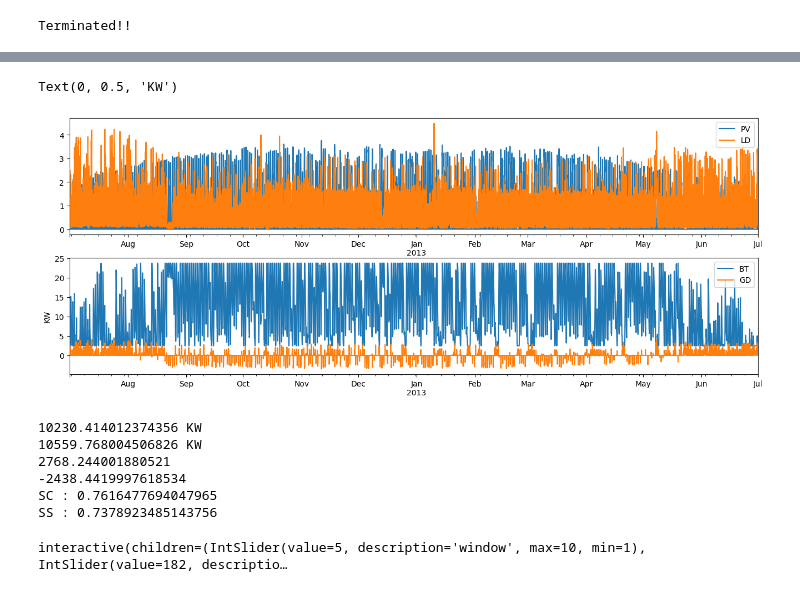
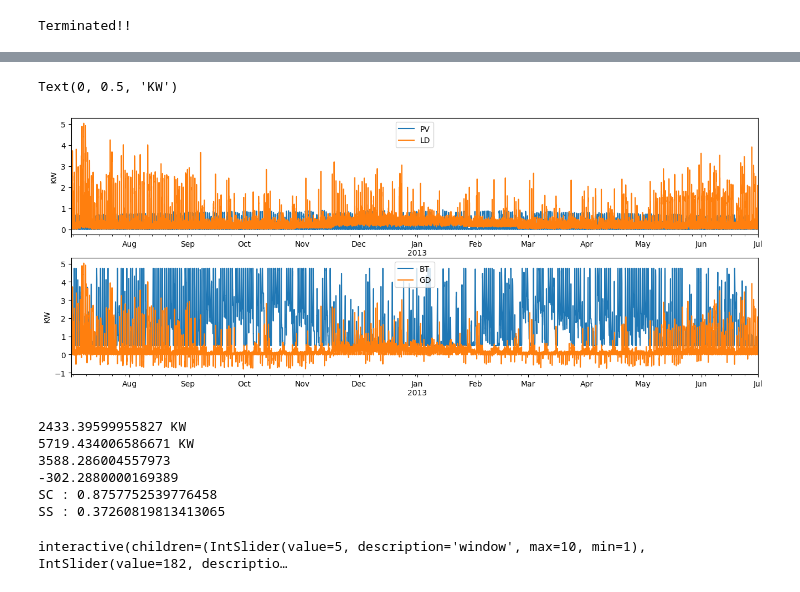
Before and after one commit to JunwookHeo/etc_project, a Jupyter notebook: proc_auggrid/optimise_battery.ipynb, the cells around one changed output, grey strips where cells are left out. Cells and saved outputs as stored; diff of their text form; code cells hidden in the pictures.

```diff
--- a/proc_auggrid/optimise_battery.ipynb
+++ b/proc_auggrid/optimise_battery.ipynb
@@ -71,7 +71,7 @@ BTMAX = 0.95
 BTMIN = 0.10
 C_A = 0.01
 C_B = 1.
-C_C = 0.43
+C_C = 0.
 R_MAX = 3.
 
 class Environment:
@@ -312,12 +312,12 @@ plt.show()
 # %%
 customers = sorted(df.columns.levels[0])
-data_test = df[1][['GG', 'GC']]
+data_test = df[10][['GG', 'GC']]
 data_test['GC'].values[1]
 data_test.shape
 # %% [output]
 (17520, 2)
 # %%
-capacity = 25.
+capacity = 5.
 env = Environment(data_test, capacity)
 state = torch.tensor(np.array([data_test['GG'].values[0], data_test['GC'].values[0], 0., 0., capacity*BTMIN, 0., 0.0]), dtype=torch.float32).squeeze(0)
 df_out = pd.DataFrame(columns=['PV', 'LD', 'PV.C', 'PV.D', 'BT', 'GD', 'COST', 'AC', 'RD'])
@@ -399,12 +399,13 @@ plt.show()
 # %%
 fig, axes = plt.subplots(nrows=2, ncols=1, figsize=(16,6))
 df_dis[['PV', 'LD']].plot(ax=axes[0])
 df_dis[['BT', 'GD']].plot(ax=axes[1])
 
-plt.ylabel('KW')
+axes[0].set_ylabel('KW')
+axes[1].set_ylabel('KW')
 # %% [output]
 Text(0, 0.5, 'KW')
-[figure, old version]
+[figure, new version]
 # %%
 Egen = df_out['PV'].sum()
 print(Egen, 'KW')
@@ -420,12 +421,12 @@ SS = (Egen + GDexport)/Eload
 print('SC :', SC)
 print('SS :', SS)
 # %% [output]
-10230.414012374356 KW
-10559.768004506826 KW
-2768.244001880521
--2438.4419997618534
-SC : 0.7616477694047965
-SS : 0.7378923485143756
+2433.39599955827 KW
+5719.434006586671 KW
+3588.286004557973
+-302.2880000169389
+SC : 0.8757752539776458
+SS : 0.37260819813413065
 # %%
 import numpy as np
 import matplotlib.pyplot as plt
```
Also changed, not shown: parts of 2 cells of this notebook, 1 other file.
